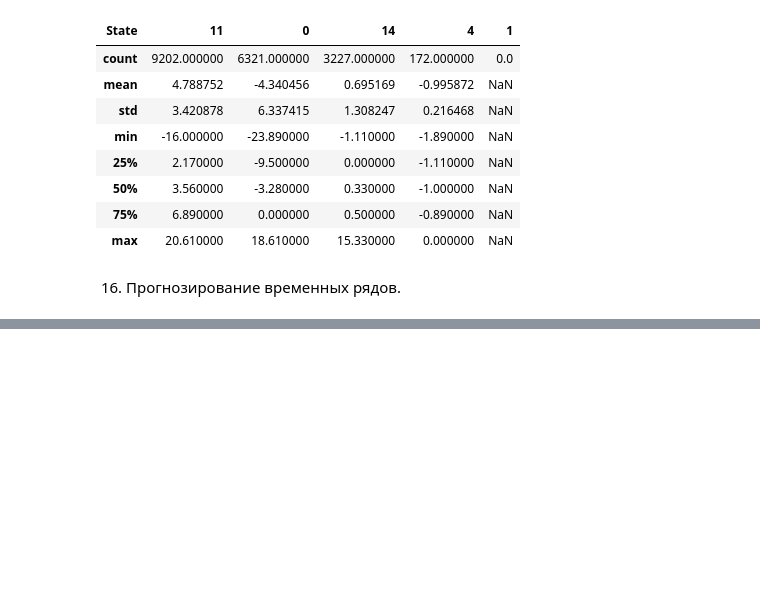
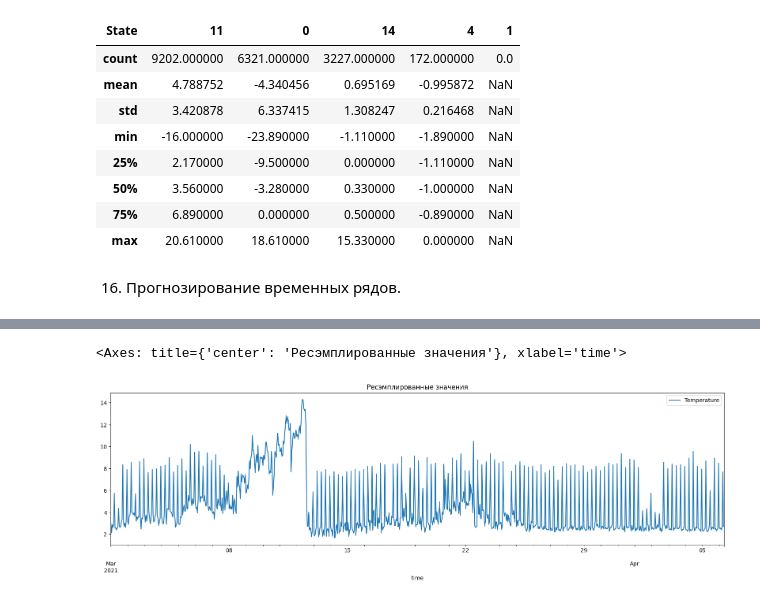
Before and after one commit to Lil-Poha/analise_data, a Jupyter notebook: 2_task/task2.ipynb, the cells around one changed output, grey strips where cells are left out. Drawn from its saved outputs; the diff is of its cells as text; code cells hidden in the pictures; blank space fills up the shorter version.

```diff
--- a/2_task/task2.ipynb
+++ b/2_task/task2.ipynb
@@ -479,3 +480,7 @@ df_stats_second
 | max | 20.610000 | 18.610000 | 15.330000 | 0.000000 | NaN |
 # %% [markdown]
 16. Прогнозирование временных рядов.
+# %%
+df_third = data['21CT G GSR +2/+4:   u69 Sair Темп'].copy().to_frame()
+df_third.columns = ['Temperature']
+df_third
@@ -481,0 +502,5 @@ df_stats_second
+# %%
+df_third.resample('60T').median().plot(figsize=(20,5), title='Ресэмплированные значения')
+# %% [output]
+<Axes: title={'center': 'Ресэмплированные значения'}, xlabel='time'>
+[figure, added]
```
Also changed, not shown: parts of 7 cells of this notebook, 1 other file.
